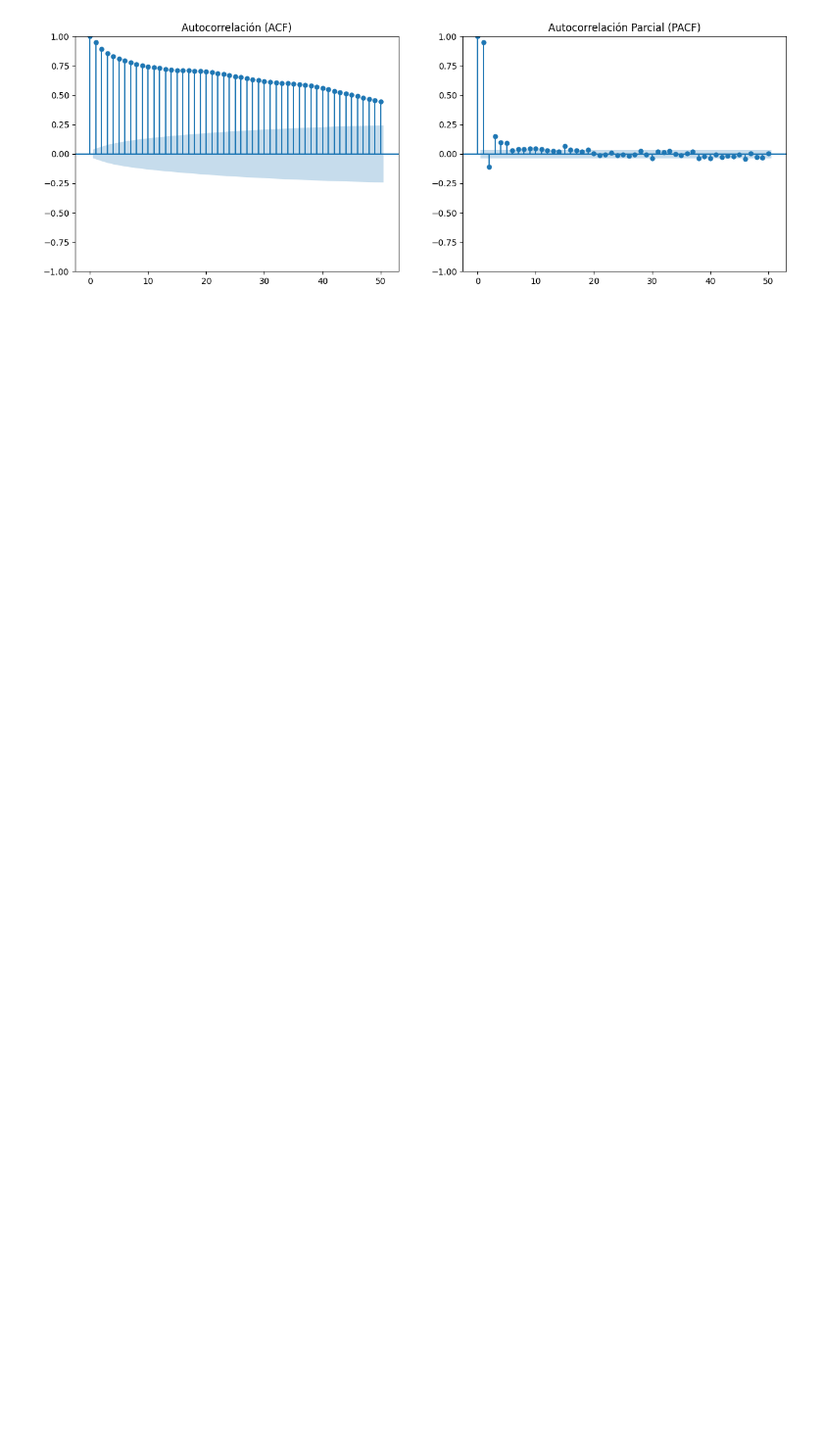
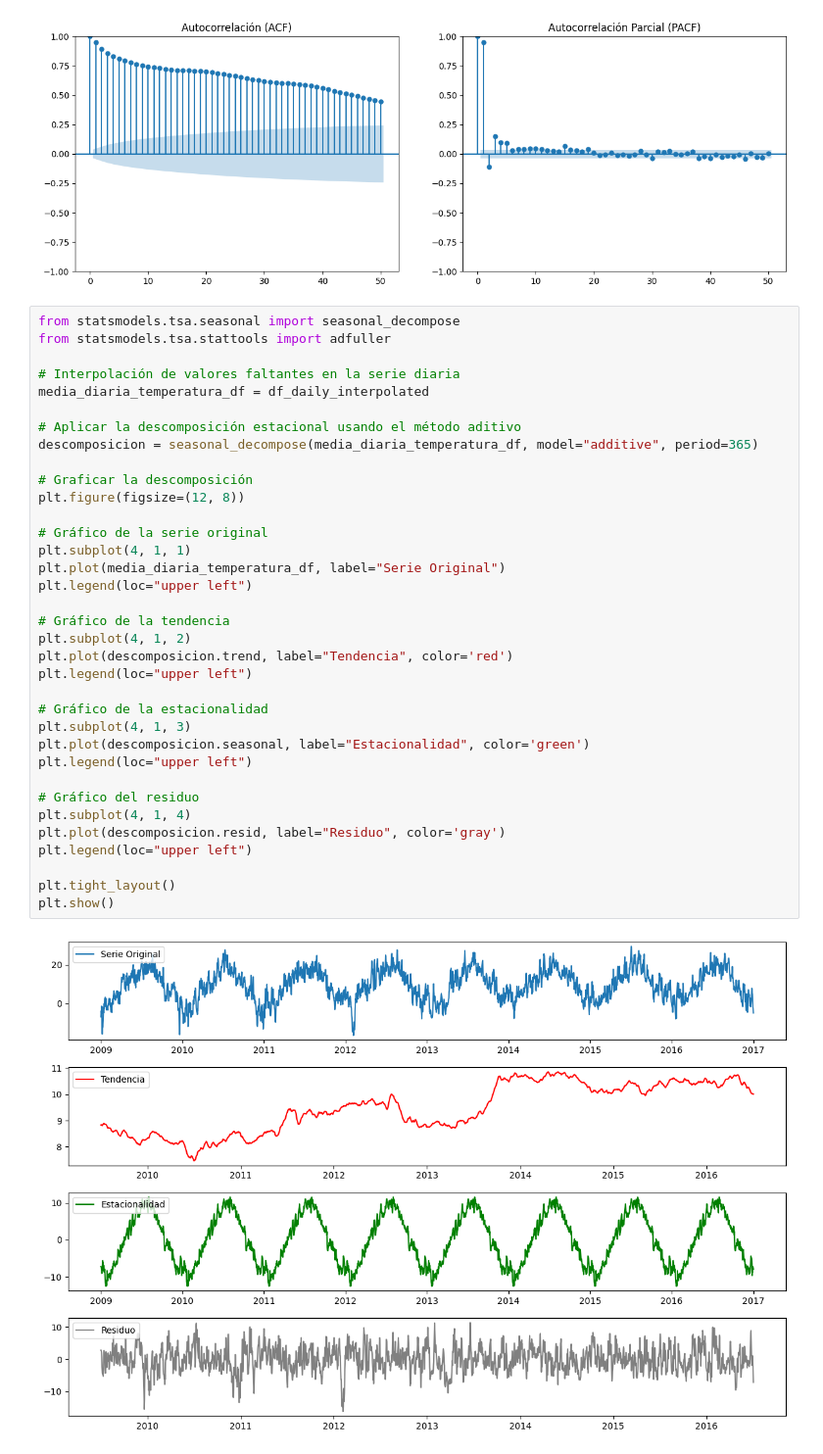
Before and after one commit to ivanna0994/seriesdetiempo, a Jupyter notebook: TP1/Codigoseriesdetiempo.ipynb, the cells around one changed output. Shown at 98% size. Drawn from its saved outputs; the diff is of its cells as text; blank space fills up the shorter version.

```diff
--- a/TP1/Codigoseriesdetiempo.ipynb
+++ b/TP1/Codigoseriesdetiempo.ipynb
@@ -274,3 +277,40 @@ plt.show()
 # %% [output]
 [figure]
 [figure]
+# %%
+from statsmodels.tsa.seasonal import seasonal_decompose
+from statsmodels.tsa.stattools import adfuller
+
+# Interpolación de valores faltantes en la serie diaria
+media_diaria_temperatura_df = df_daily_interpolated
+
+# Aplicar la descomposición estacional usando el método aditivo
+descomposicion = seasonal_decompose(media_diaria_temperatura_df, model="additive", period=365)
+
+# Graficar la descomposición
+plt.figure(figsize=(12, 8))
+
+# Gráfico de la serie original
+plt.subplot(4, 1, 1)
+plt.plot(media_diaria_temperatura_df, label="Serie Original")
+plt.legend(loc="upper left")
+
+# Gráfico de la tendencia
+plt.subplot(4, 1, 2)
+plt.plot(descomposicion.trend, label="Tendencia", color='red')
+plt.legend(loc="upper left")
+
+# Gráfico de la estacionalidad
+plt.subplot(4, 1, 3)
+plt.plot(descomposicion.seasonal, label="Estacionalidad", color='green')
+plt.legend(loc="upper left")
+
+# Gráfico del residuo
+plt.subplot(4, 1, 4)
+plt.plot(descomposicion.resid, label="Residuo", color='gray')
+plt.legend(loc="upper left")
+
+plt.tight_layout()
+plt.show()
+# %% [output]
+[figure, added]
```
Also changed, not shown: parts of 11 cells of this notebook.
